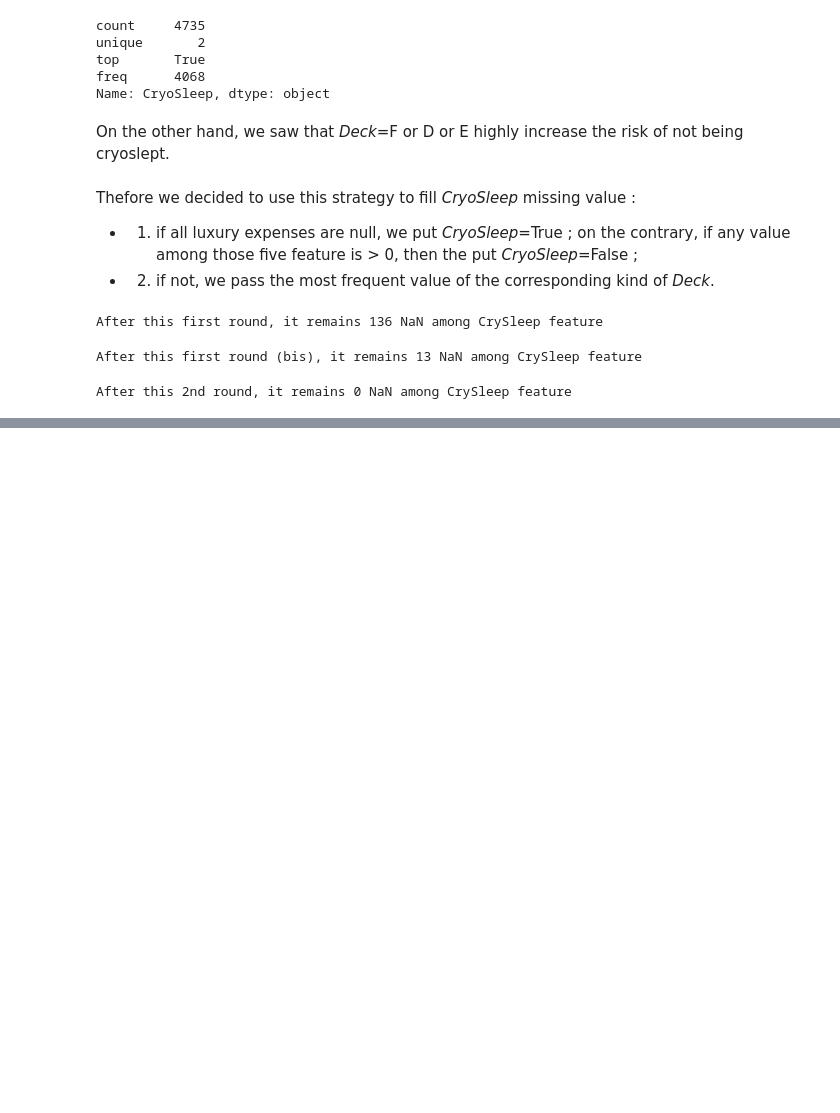
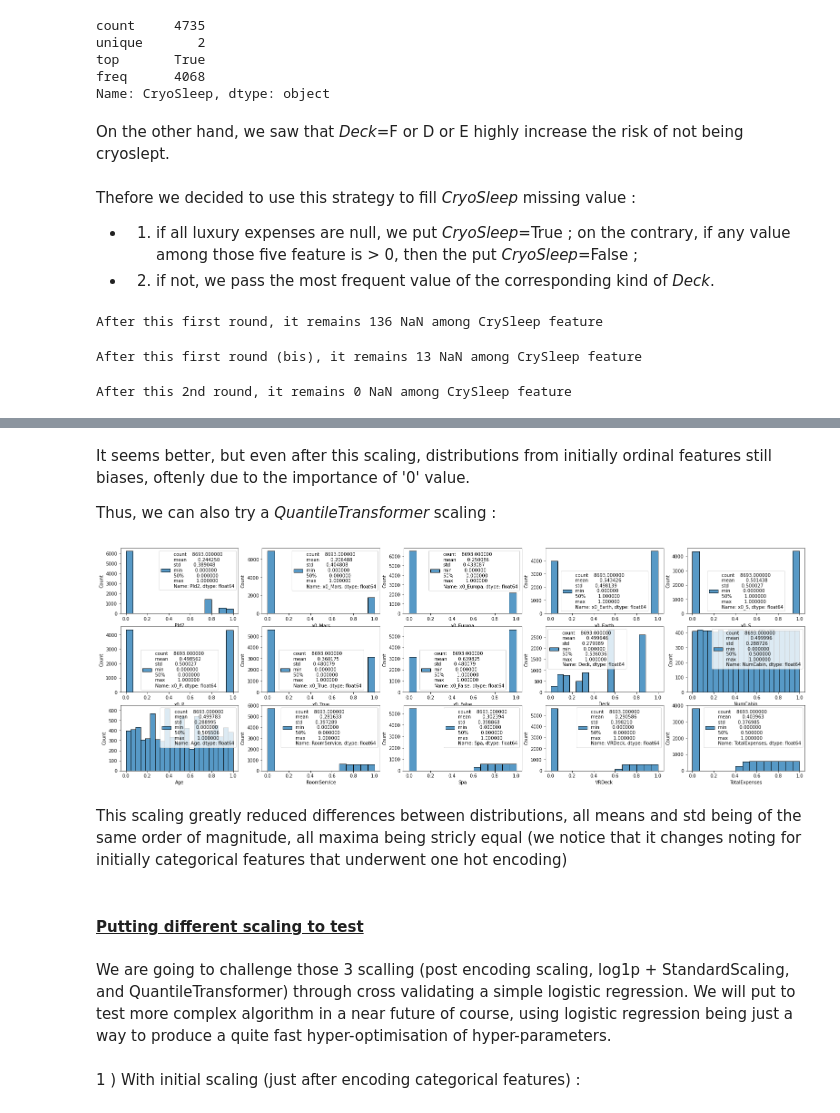
Before and after one commit to LukDuth/OC_Student_ML_P8_Titanic_Spaceship, a Jupyter notebook: Duthoit_Luke_1_Code_072022.ipynb, the cells around one changed output, grey strips where cells are left out. Saved outputs shown, nothing was run; the diff lists cells and outputs as text; code cells hidden in the pictures; blank space fills up the shorter version.

```diff
--- a/Duthoit_Luke_1_Code_072022.ipynb
+++ b/Duthoit_Luke_1_Code_072022.ipynb
@@ -1074,0 +1426,24 @@ df_all[pd.notna(df_all['NumCabin'])]['LastName'].unique(), df_all[df_all['NumCab
+# %% [markdown]
+It seems better, but even after this scaling, distributions from initially ordinal features still biases, oftenly due to the importance of '0' value.
+
+Thus, we can also try a <i>QuantileTransformer</i> scaling :
+# %%
+### Rescaling the train set with QuantileTransformer
+df = X_train.copy(deep=True)
+values = QuantileTransformer().fit_transform(df)
+df_ = pd.DataFrame(data={col : values[:,i] for i,col in enumerate(df.columns)}, index=df.index)
+### Graphical display
+plt.figure('UV EDA, features after encoding + log1p + quantalietransfo', figsize=(27, 9)), plt.clf()
+for i, col in enumerate(X_train.columns):
+    axe1 = plt.subplot(3,5,i+1)
+    sns.histplot(data=df_, x=col, ax=axe1, label=str(df_[col].describe(percentiles=[])))
+    axe1.legend(loc='best', fontsize=10)
+del i, col, axe1, df, df_, values
+# %% [output]
+[figure, added]
+# %% [markdown]
+This scaling greatly reduced differences between distributions, all means and std being of the same order of magnitude, all maxima being stricly equal (we notice that it changes noting for initially categorical features that underwent one hot encoding)
+# %% [markdown]
+#### <u><b>Putting different scaling to test</b></u>
+# %% [markdown]
+We are going to challenge those 3 scalling (post encoding scaling, log1p + StandardScaling, and QuantileTransformer) through cross validating a simple logistic regression. We will put to test more complex algorithm in a near future of course, using logistic regression being just a way to produce a quite fast hyper-optimisation of hyper-parameters.
@@ -1074,0 +1455,2 @@ df_all[pd.notna(df_all['NumCabin'])]['LastName'].unique(), df_all[df_all['NumCab
+# %% [markdown]
+1 ) With initial scaling (just after encoding categorical features) :
```
Also changed, not shown: parts of 145 cells of this notebook.
